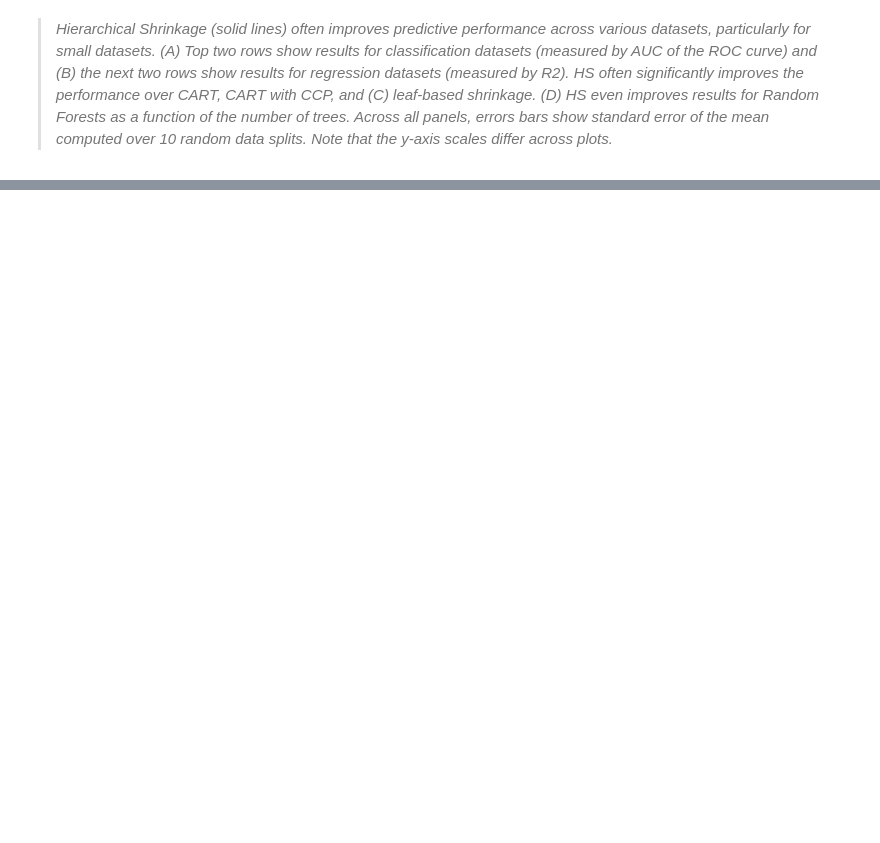
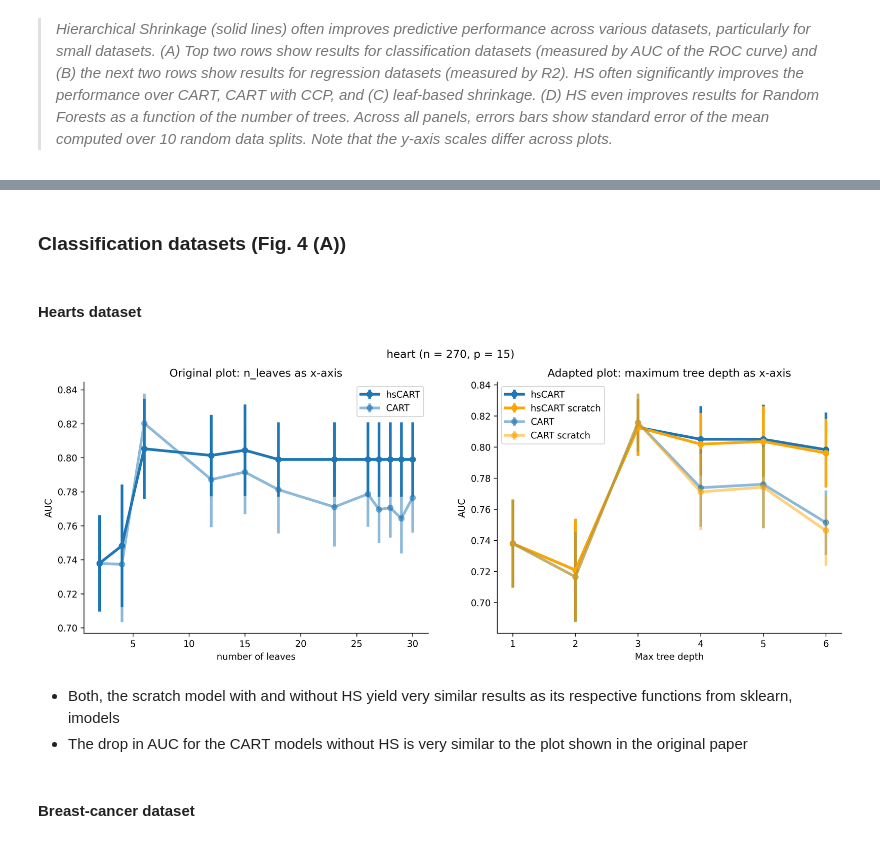
Before and after one commit to markusloecher/TreeBasedModel, a Jupyter notebook: notebooks/Recreation_results_HS_paper_Performance.ipynb, the cells around one changed output, grey strips where cells are left out. Drawn from its saved outputs; the diff is of its cells as text; code cells hidden in the pictures; blank space fills up the shorter version.

Commit message:
Comparison perforamce plots for clf and reg done

```diff
--- a/notebooks/Recreation_results_HS_paper_Performance.ipynb
+++ b/notebooks/Recreation_results_HS_paper_Performance.ipynb
@@ -209,0 +211,4 @@ In the current state of the `TreeModelsfromScratch` there is no parameter to spe
+# %% [markdown]
+### Classification datasets (Fig. 4 (A))
+# %% [markdown]
+#### Hearts dataset
@@ -209,0 +219,11 @@ In the current state of the `TreeModelsfromScratch` there is no parameter to spe
+# %%
+cv_res_orig, cv_res_new = create_performance_plot(X, y, scoring_func=roc_auc_score, model_type="classification",
+                                                      reg_param=100, shuffle=True, random_state=42,
+                                                      dset_name=dset_name, show_adapted_plot=True)
+# %% [output]
+[figure, added]
+# %% [markdown]
+- Both, the scratch model with and without HS yield very similar results as its respective functions from sklearn, imodels
+- The drop in AUC for the CART models without HS is very similar to the plot shown in the original paper
+# %% [markdown]
+#### Breast-cancer dataset
```
Also changed, not shown: parts of 55 cells of this notebook, 1 other file.
